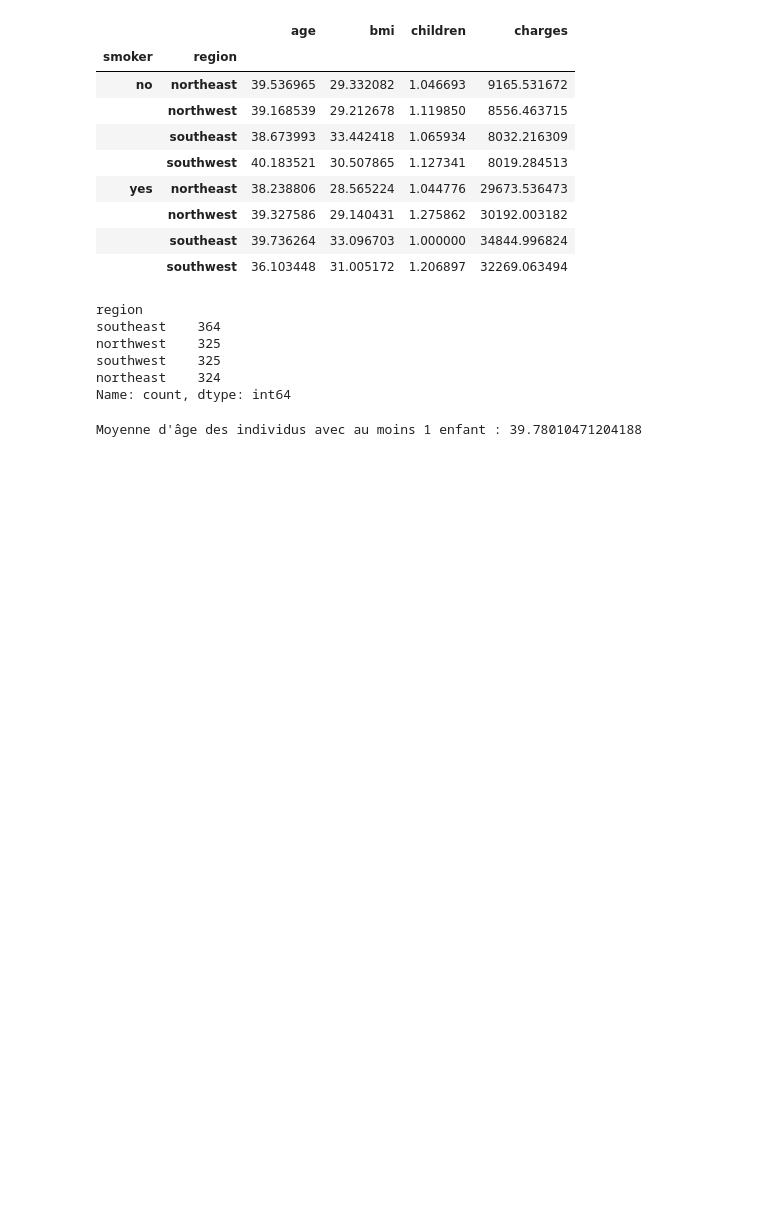
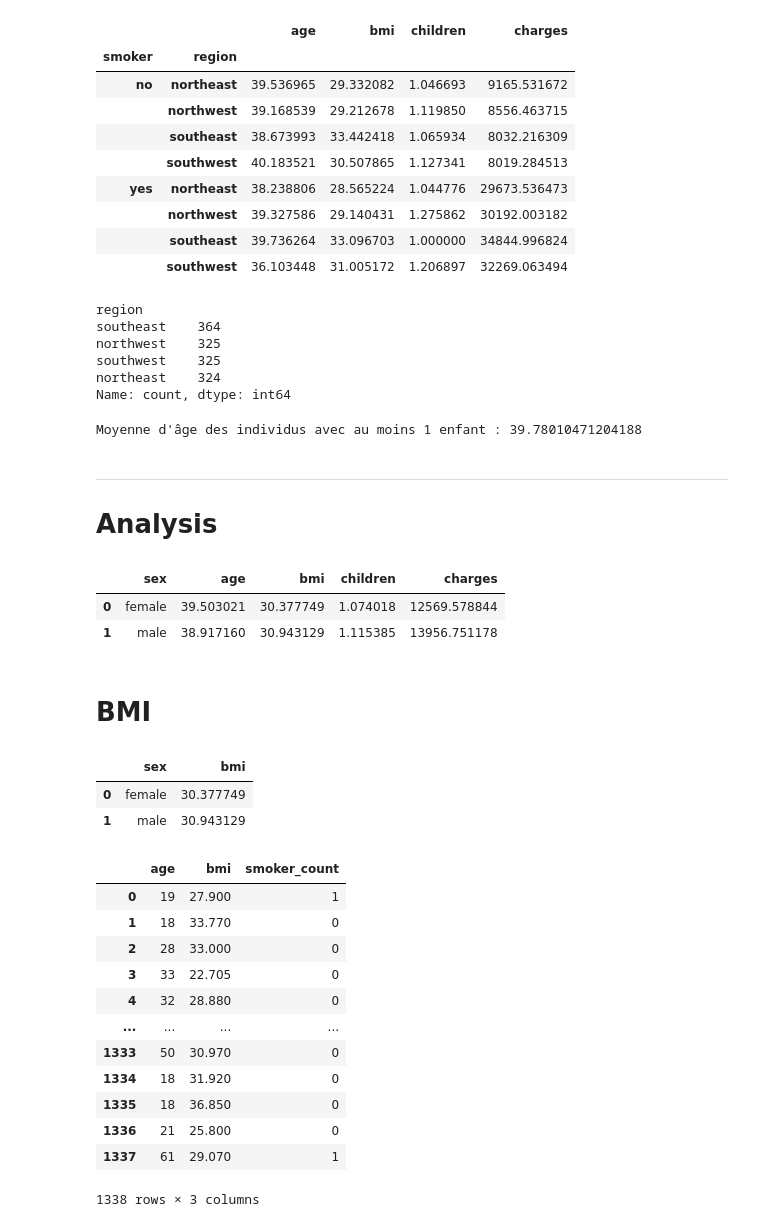
Before and after one commit to lcabart21/CA_USMedicalInsuranceCost, a Jupyter notebook: us-medical-insurance-costs.ipynb, the cells around one changed output. Saved outputs shown, nothing was run; the diff lists cells and outputs as text; code cells hidden in the pictures; blank space fills up the shorter version.

Commit message:
1st part of analysis (General & BMI)
Establishment of the 1st part of the analysis by going through the general and the BMI part

```diff
--- a/us-medical-insurance-costs.ipynb
+++ b/us-medical-insurance-costs.ipynb
@@ -7,7 +7,8 @@ import pandas as pd
 
 file_path = '/Users/leocabart/code/lcabart21/CA_USMedicalInsuranceCost/insurance.csv'
 
-df = pd.read_csv(file_path)
+data = pd.read_csv(file_path)
+df = pd.DataFrame(data)
 # %%
 df.isna().sum()
 # %% [output]
@@ -104,3 +105,7 @@ child = df[df['children'] > 0]
 print("Moyenne d'âge des individus avec au moins 1 enfant :", child['age'].mean())
 # %% [output]
 Moyenne d'âge des individus avec au moins 1 enfant : 39.78010471204188
+# %% [markdown]
+___________________________________________________________
+
+# Analysis
@@ -106,0 +115,18 @@ Moyenne d'âge des individus avec au moins 1 enfant : 39.78010471204188
+# %%
+#General comparaison by sex
+genre = df.groupby(['sex']).mean(['age', 'bmi', 'children', 'charges']).reset_index()
+genre
+# %% [output]
+|  | sex | age | bmi | children | charges |
+| 0 | female | 39.503021 | 30.377749 | 1.074018 | 12569.578844 |
+| 1 | male | 38.917160 | 30.943129 | 1.115385 | 13956.751178 |
+# %% [markdown]
+# BMI
+# %%
+#BMI by sex
+bmi_sex = df.groupby('sex')['bmi'].mean().reset_index()
+bmi_sex
+# %% [output]
+|  | sex | bmi |
+| 0 | female | 30.377749 |
+| 1 | male | 30.943129 |
@@ -106,0 +139,19 @@ Moyenne d'âge des individus avec au moins 1 enfant : 39.78010471204188
+# %%
+df['smoker_count'] = df['smoker'].apply(lambda x: 1 if x == 'yes' else 0)
+
+int_smoker_count = df[['age', 'bmi', 'smoker_count']]
+int_smoker_count
+# %% [output]
+|  | age | bmi | smoker_count |
+| 0 | 19 | 27.900 | 1 |
+| 1 | 18 | 33.770 | 0 |
+| 2 | 28 | 33.000 | 0 |
+| 3 | 33 | 22.705 | 0 |
+| 4 | 32 | 28.880 | 0 |
+| ... | ... | ... | ... |
+| 1333 | 50 | 30.970 | 0 |
+| 1334 | 18 | 31.920 | 0 |
+| 1335 | 18 | 36.850 | 0 |
+| 1336 | 21 | 25.800 | 0 |
+| 1337 | 61 | 29.070 | 1 |
+1338 rows × 3 columns
```
Also changed, not shown: parts of 15 cells of this notebook.
